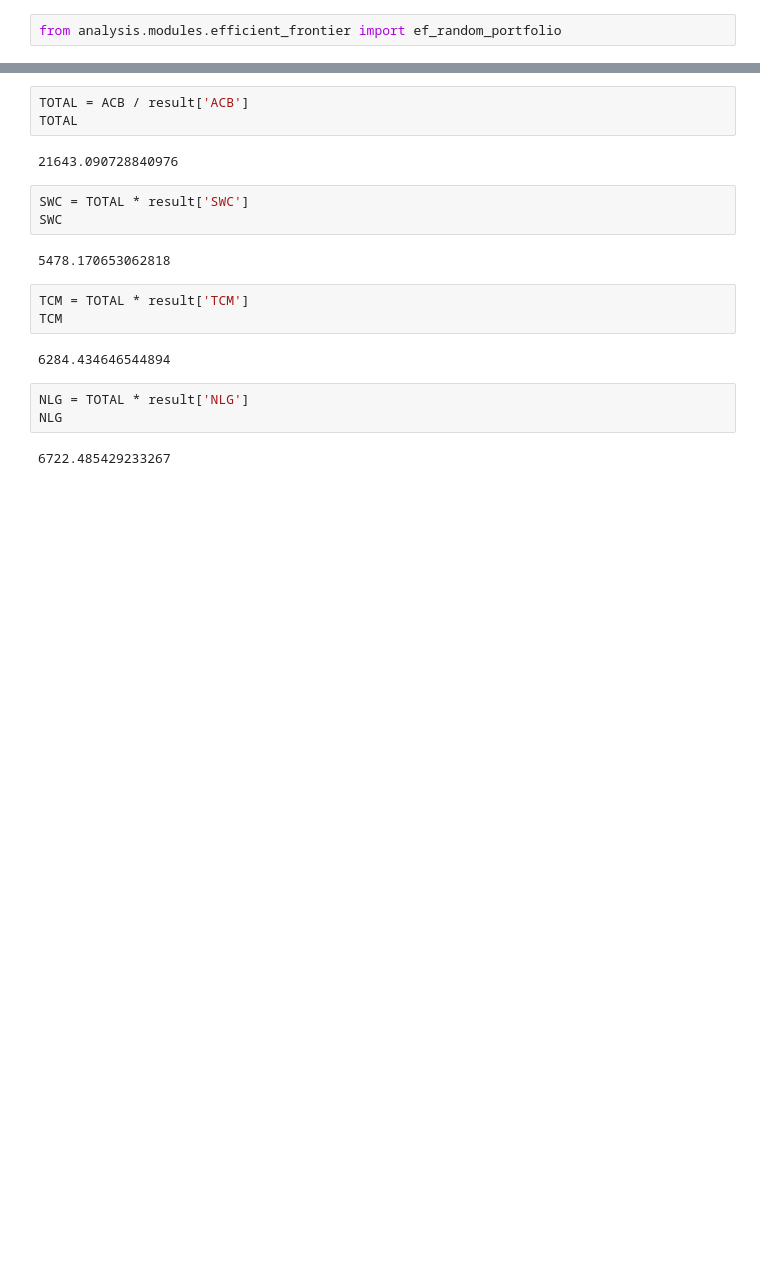
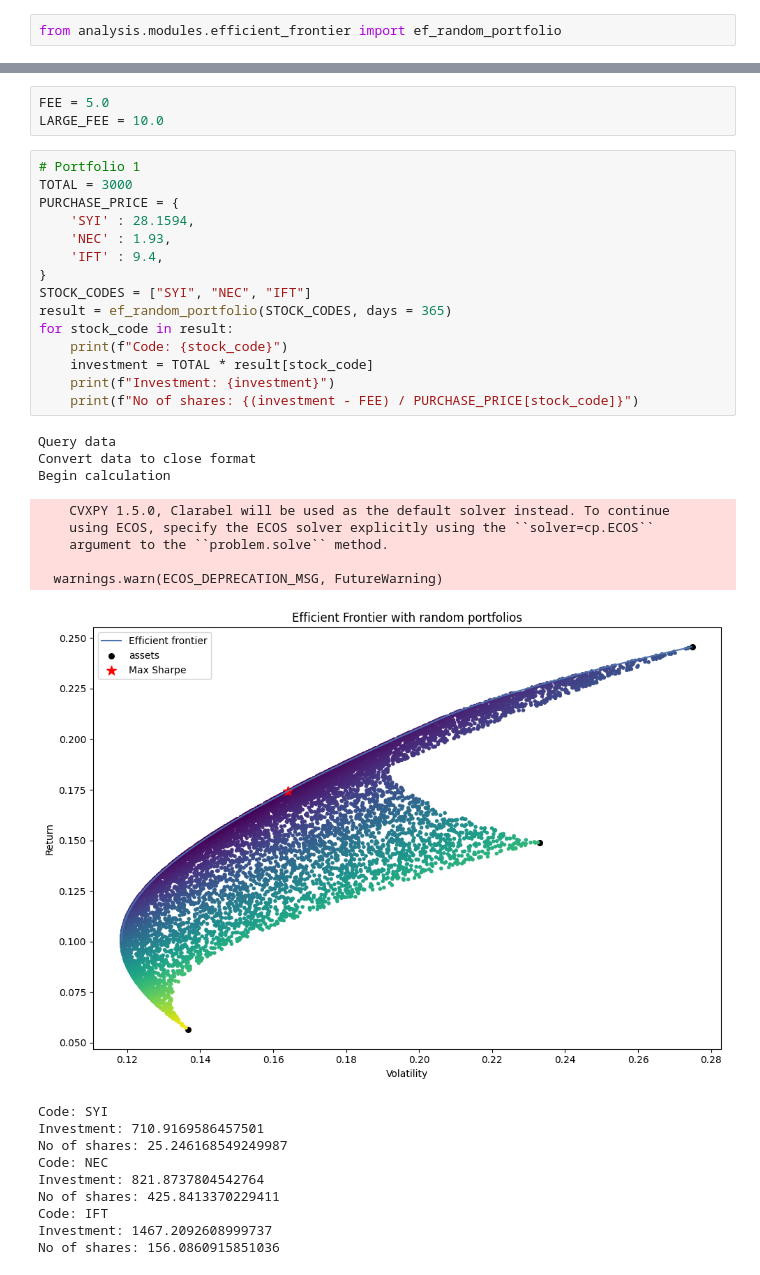
Before and after one commit to crimsonthinker/stock_data_scraper, a Jupyter notebook: analysis/notebook/efficient_frontier.ipynb, the cells around one changed output, grey strips where cells are left out. Cells and saved outputs as stored; diff of their text form; blank space fills up the shorter version.

```diff
--- a/analysis/notebook/efficient_frontier.ipynb
+++ b/analysis/notebook/efficient_frontier.ipynb
@@ -19,20 +3,37 @@ ACB = 100 * 31.58
-# %%
-TOTAL = ACB / result['ACB']
-TOTAL
-# %% [output]
-21643.090728840976
-# %%
-SWC = TOTAL * result['SWC']
-SWC
-# %% [output]
-5478.170653062818
-# %%
-TCM = TOTAL * result['TCM']
-TCM
-# %% [output]
-6284.434646544894
-# %%
-NLG = TOTAL * result['NLG']
-NLG
-# %% [output]
-6722.485429233267
+# %%
+FEE = 5.0
+LARGE_FEE = 10.0
+# %%
+# Portfolio 1
+TOTAL = 3000
+PURCHASE_PRICE = {
+    'SYI' : 28.1594,
+    'NEC' : 1.93,
+    'IFT' : 9.4,
+}
+STOCK_CODES = ["SYI", "NEC", "IFT"]
+result = ef_random_portfolio(STOCK_CODES, days = 365)
+for stock_code in result:
+    print(f"Code: {stock_code}")
+    investment = TOTAL * result[stock_code]
+    print(f"Investment: {investment}")
+    print(f"No of shares: {(investment - FEE) / PURCHASE_PRICE[stock_code]}")
+# %% [output]
+Query data
+Convert data to close format
+Begin calculation
+    CVXPY 1.5.0, Clarabel will be used as the default solver instead. To continue
+    using ECOS, specify the ECOS solver explicitly using the ``solver=cp.ECOS``
+    argument to the ``problem.solve`` method.
+
+  warnings.warn(ECOS_DEPRECATION_MSG, FutureWarning)
+[figure, added]
+Code: SYI
+Investment: 710.9169586457501
+No of shares: 25.246168549249987
+Code: NEC
+Investment: 821.8737804542764
+No of shares: 425.8413370229411
+Code: IFT
+Investment: 1467.2092608999737
+No of shares: 156.0860915851036
```
Also changed, not shown: parts of 4 cells of this notebook, 31 other files.
